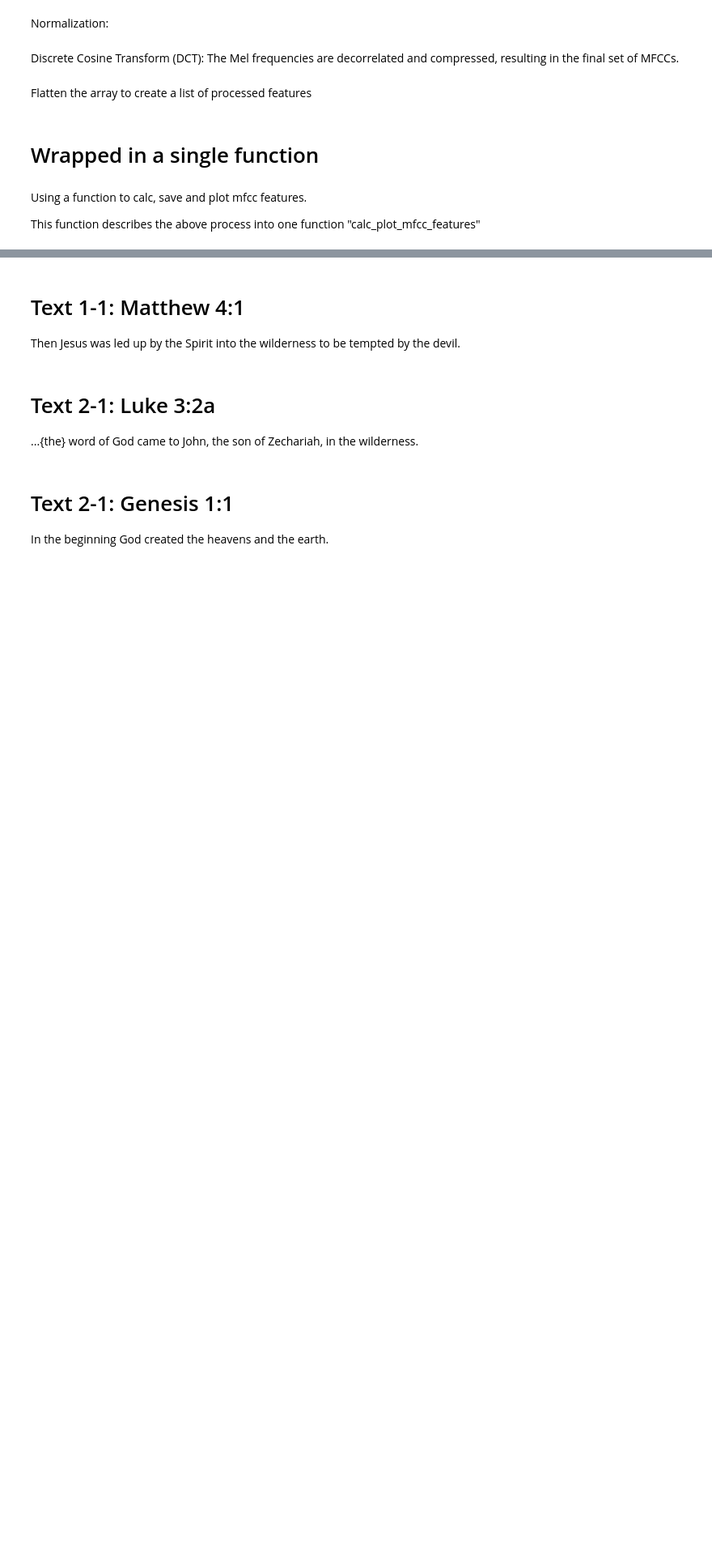
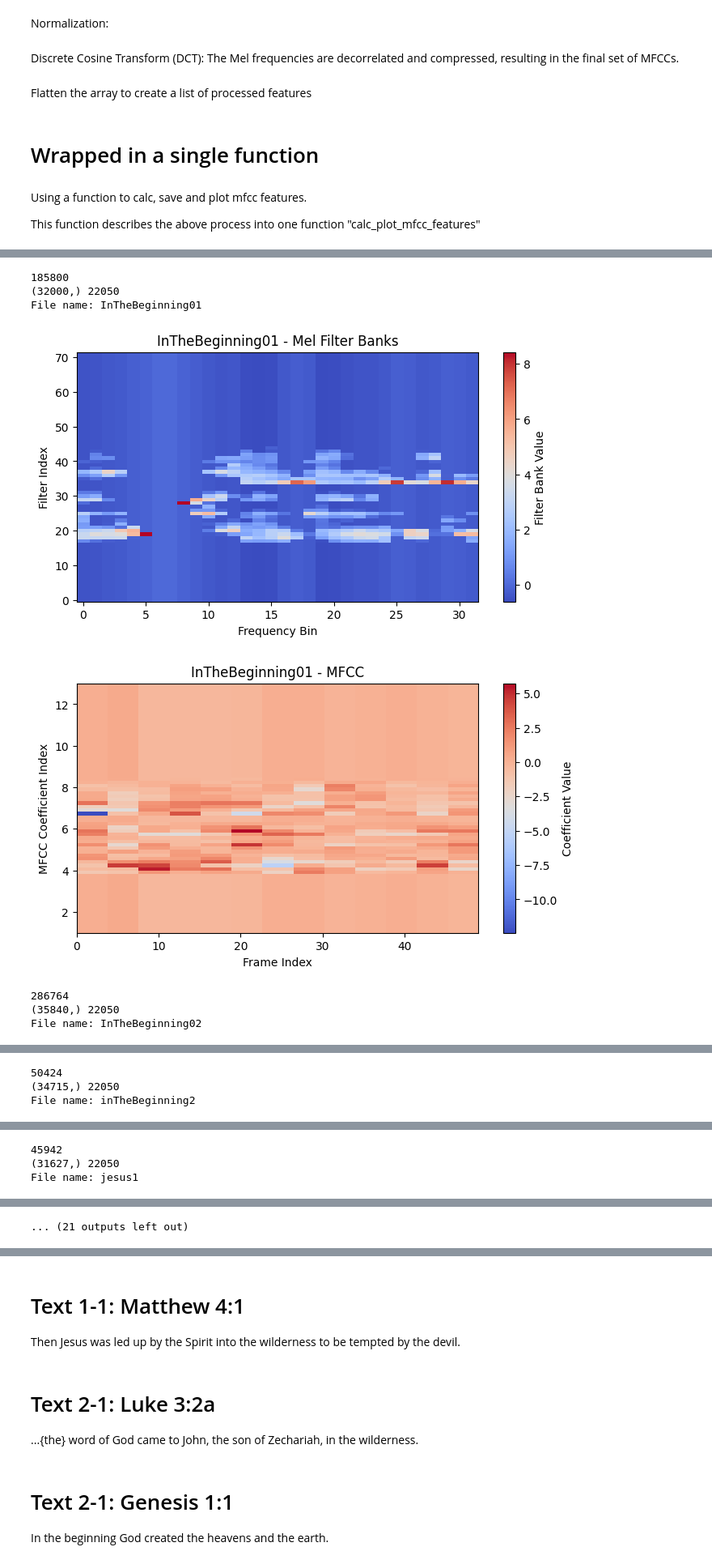
Before and after one commit to PENNET-dev/hackathon-uW-2024, a Jupyter notebook: 2024_uW_Hackathon_Exploration.ipynb, the cells around one changed output, grey strips where cells are left out. Shown: that part at 81% size. Saved outputs shown, nothing was run; the diff lists cells and outputs as text; code cells hidden in the pictures; blank space fills up the shorter version.

```diff
--- a/2024_uW_Hackathon_Exploration.ipynb
+++ b/2024_uW_Hackathon_Exploration.ipynb
@@ -711,0 +876,31 @@ for key, value in similarities.items():
+# %%
+# Define the folder path
+folder_path = "/content/drive/MyDrive/2024 - unfoldingWord Hackathon/"
+#folder_path = "/content/drive/MyDrive/Colab Notebooks/2024 - unfoldingWord Hackathon/"
+
+# Initialize an empty list to store file names
+filePaths = []
+
+# Loop over files in the folder
+for file_name in os.listdir(folder_path):
+    # Check if the file is a WAV file
+    if file_name.endswith(".wav"):
+        # Add the file name to the list
+        filePaths.append(file_name)
+
+# Print the list of file names
+# Loop over files in the folder
+for file_number, file_name in enumerate(filePaths, 1):
+    # Check if the file is a WAV file
+    if file_name.endswith(".wav"):
+        # Print the file name with a number
+        print(f"{file_number}. {file_name}")
+
+# Print the horizontal line
+print('--------')
+print("File names:")
+
+print('--------')
+target_file_path = 'wilderness1.wav'
+print("target_file_path:")
+print(os.path.basename(target_file_path))
@@ -711,0 +935,23 @@ for key, value in similarities.items():
+# %%
+# Loop filePaths calling calc_plot_mfcc_features for each filePath:
+features = {}
+for filePath in filePaths:
+    audio_data, sample_rate = load_audio(filePrefix + filePath)
+    file_name = os.path.splitext(os.path.basename(filePath))[0]  # Extract file name without extension
+    print("File name:", file_name)
+    print()  # Print a blank line
+    features[filePath] = calc_plot_mfcc_features(
+        audio_data,
+        sample_rate,
+        title=file_name,  # Correctly pass the title parameter
+        **params
+    )
+# %% [output]
+185800
+(32000,) 22050
+File name: InTheBeginning01
+[figure, added]
+[figure, added]
+286764
+(35840,) 22050
+File name: InTheBeginning02
@@ -711,0 +960,3 @@ for key, value in similarities.items():
+50424
+(34715,) 22050
+File name: inTheBeginning2
@@ -711,0 +965,3 @@ for key, value in similarities.items():
+45942
+(31627,) 22050
+File name: jesus1
@@ -711,0 +970 @@ for key, value in similarities.items():
+... (21 outputs left out)
```
Also changed, not shown: parts of 89 cells of this notebook.
